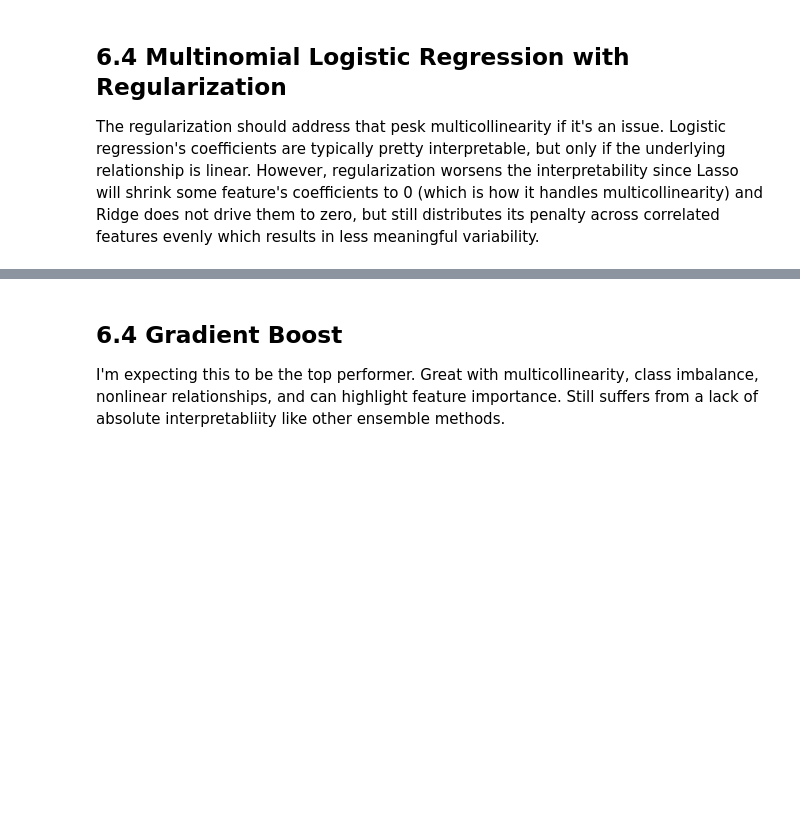
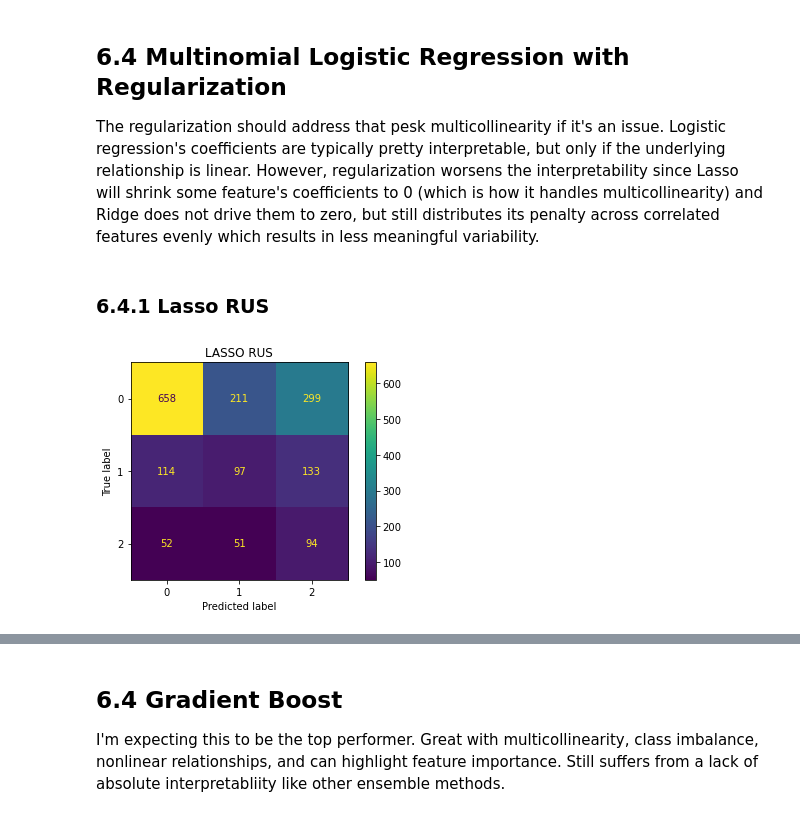
Before and after one commit to GwenToves/Cat-pstone, a Jupyter notebook: Pre_Processing and Modelling.ipynb, the cells around one changed output, grey strips where cells are left out. Saved outputs shown, nothing was run; the diff lists cells and outputs as text; code cells hidden in the pictures; blank space fills up the shorter version.

```diff
--- a/Pre_Processing and Modelling.ipynb
+++ b/Pre_Processing and Modelling.ipynb
@@ -382,6 +429,8 @@ I would say recall is the most important metric for our purposes as it highlight
 # %% [markdown]
 ## 6.4 Multinomial Logistic Regression with Regularization
 The regularization should address that pesk multicollinearity if it's an issue. Logistic regression's coefficients are typically pretty interpretable, but only if the underlying relationship is linear. However, regularization worsens the interpretability since Lasso will shrink some feature's coefficients to 0 (which is how it handles multicollinearity) and Ridge does not drive them to zero, but still distributes its penalty across correlated features evenly which results in less meaningful variability.
+# %% [markdown]
+### 6.4.1 Lasso RUS
 # %%
 # MULTINOMIAL LOGISTIC REGRESSION - RUS LASSO
 # scaling because we are applying regularization
@@ -396,5 +445,13 @@ logs = LogisticRegression(multi_class='multinomial', penalty='l1', solver='saga'
 
 # Calculate Prediction
 y_pred = logs.predict(X_test_scaled)
+# %%
+cms = confusion_matrix(y_test, y_pred)
+disps = ConfusionMatrixDisplay(confusion_matrix=cms)
+disps.plot()
+plt.title('LASSO RUS')
+plt.show()
+# %% [output]
+[figure, added]
 # %%
 # add_to_master(model_description, binary=True, y_true, y_predicted, df)
```
Also changed, not shown: parts of 65 cells of this notebook.
